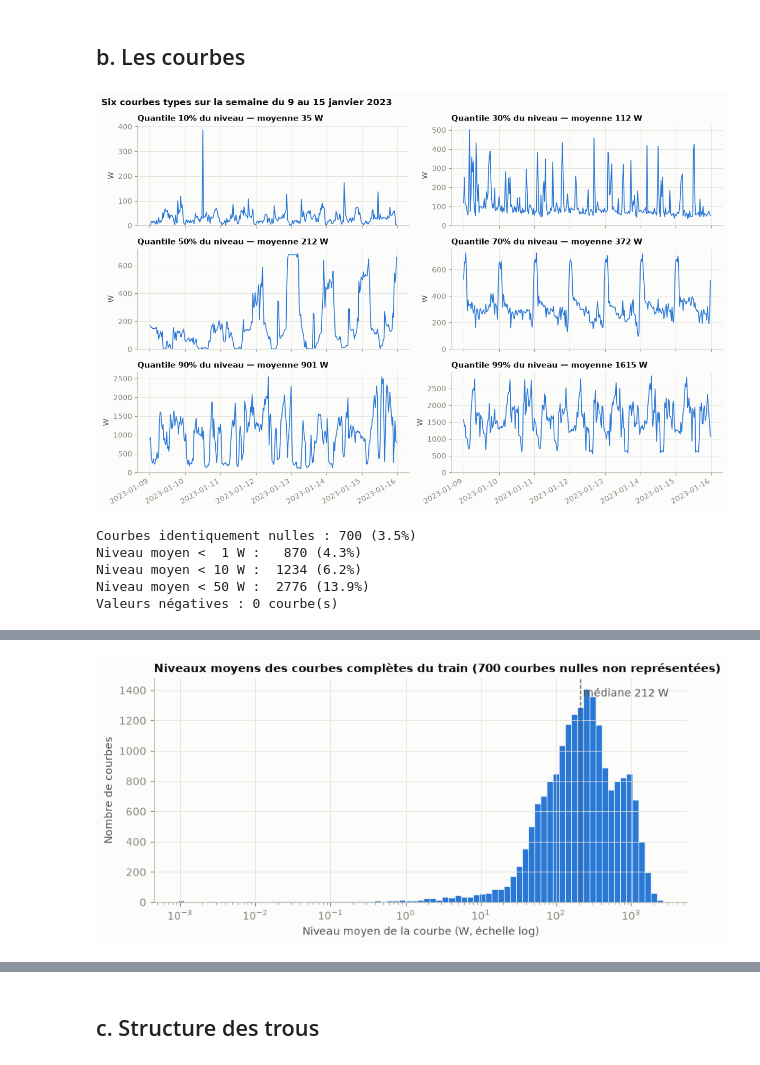
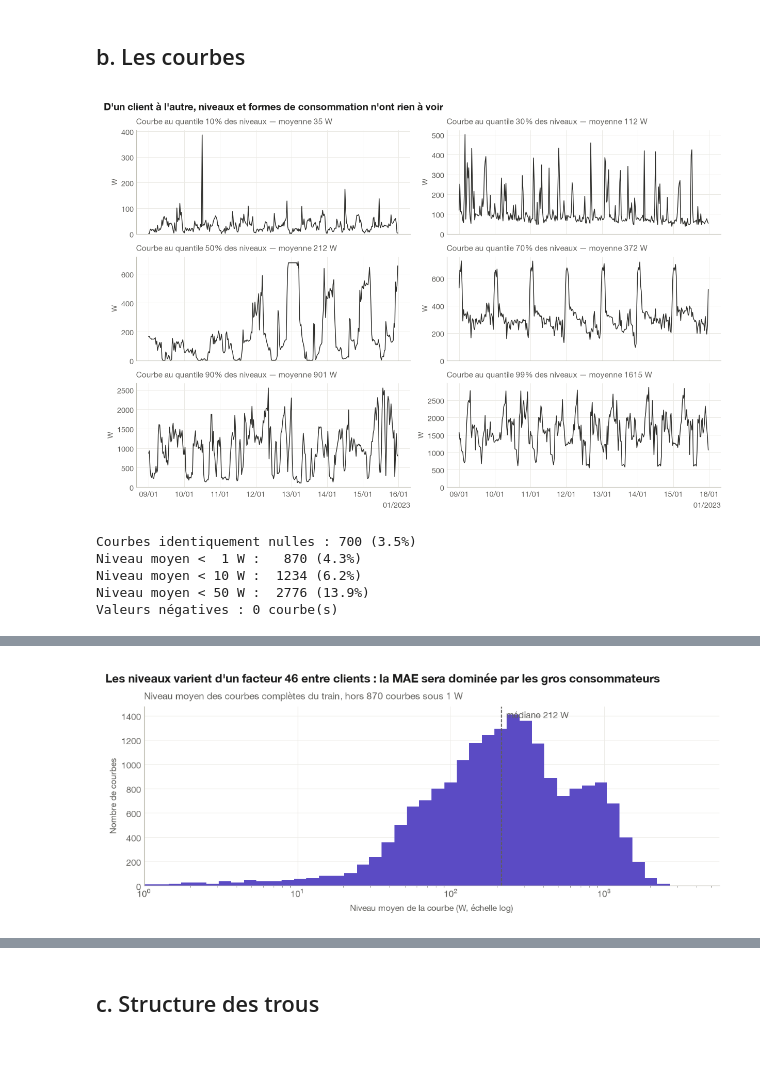
Before and after one commit to thibaudperes/ENS-ENEDIS, a Jupyter notebook: notebooks/01_eda.ipynb, the cells around one changed output, grey strips where cells are left out. Drawn from its saved outputs; the diff is of its cells as text; code cells hidden in the pictures.

```diff
--- a/notebooks/01_eda.ipynb
+++ b/notebooks/01_eda.ipynb
@@ -228,62 +194,62 @@ chosen = [(levels - levels.quantile(q)).abs().idxmin() for q in quantiles]
 fig, axes = plt.subplots(3, 2, figsize=(12, 8), sharex=True)
 for ax, q, col in zip(axes.flat, quantiles, chosen, strict=True):
     s = X_full.loc[week, col]
-    ax.plot(s.index, s.to_numpy(), color=BLUE, lw=1.2)
-    ax.set_title(f"Quantile {q:.0%} du niveau — moyenne {levels[col]:.0f} W", loc="left")
+    ax.plot(s.index, s.to_numpy(), color=P["true"], lw=1.1)
+    ax.set_title(f"Courbe au quantile {q:.0%} des niveaux — moyenne {levels[col]:.0f} W")
     ax.set_ylabel("W")
     ax.set_ylim(bottom=0)
-fig.suptitle(
-    "Six courbes types sur la semaine du 9 au 15 janvier 2023", x=0.01, ha="left", fontweight="bold"
-)
-fig.autofmt_xdate()
-fig.tight_layout()
-save(fig, "b1_courbes_types")
+set_conclusion(fig, "D'un client à l'autre, niveaux et formes de consommation n'ont rien à voir")
+save_fig(fig, "b1_courbes_types");
 # %% [output]
-[figure, old version]
+[figure, new version]
 # %%
 # Distribution des niveaux moyens et part de courbes nulles
 is_zero = X_full.abs().max() == 0
 print(f"Courbes identiquement nulles : {is_zero.sum()} ({is_zero.mean():.1%})")
 for thr in [1, 10, 50]:
     print(f"Niveau moyen < {thr:>2} W : {(levels < thr).sum():>5} ({(levels < thr).mean():.1%})")
 print(f"Valeurs négatives : {(X_full.min() < 0).sum()} courbe(s)")
 display(
     levels.describe(percentiles=[0.01, 0.1, 0.25, 0.5, 0.75, 0.9, 0.99])
     .to_frame("niveau moyen (W)")
     .T
 )
 
-fig, ax = plt.subplots(figsize=(9, 3.8))
+fig, ax = plt.subplots(figsize=(10, 4))
 pos = levels[levels > 0]
-ax.hist(
-    pos,
-    bins=np.logspace(np.log10(pos.min()), np.log10(pos.max()), 80),
-    color=BLUE,
-    edgecolor=SURFACE,
-    linewidth=0.5,
-)
+ax.hist(pos, bins=np.logspace(np.log10(pos.min()), np.log10(pos.max()), 80), color=P["data"])
 ax.set_xscale("log")
-ax.axvline(levels.median(), color=INK2, ls="--", lw=1)
-ax.text(
-    levels.median() * 1.08, ax.get_ylim()[1] * 0.92, f"médiane {levels.median():.0f} W", color=INK2
+ax.set_xlim(left=1)
+ax.axvline(levels.median(), color=P["ink_secondary"], ls="--", lw=1)
+ax.annotate(
+    f"médiane {levels.median():.0f} W",
+    (levels.median(), 1),
+    xycoords=("data", "axes fraction"),
+    xytext=(6, -14),
+    textcoords="offset points",
+    color=P["ink_secondary"],
 )
 ax.set_xlabel("Niveau moyen de la courbe (W, échelle log)")
 ax.set_ylabel("Nombre de courbes")
 ax.set_title(
-    f"Niveaux moyens des courbes complètes du train "
-    f"({is_zero.sum()} courbes nulles non représentées)",
-    loc="left",
+    f"Niveau moyen des courbes complètes du train, hors {(levels < 1).sum()} courbes sous 1 W"
 )
-save(fig, "b2_niveaux")
+ratio = levels.quantile(0.99) / levels.quantile(0.10)
+set_conclusion(
+    fig,
+    f"Les niveaux varient d'un facteur {ratio:.0f} entre clients : "
+    "la MAE sera dominée par les gros consommateurs",
+)
+save_fig(fig, "b2_niveaux");
 # %% [output]
 Courbes identiquement nulles : 700 (3.5%)
 Niveau moyen <  1 W :   870 (4.3%)
 Niveau moyen < 10 W :  1234 (6.2%)
 Niveau moyen < 50 W :  2776 (13.9%)
 Valeurs négatives : 0 courbe(s)
 |  | count | mean | std | min | 1% | 10% | 25% | 50% | 75% | 90% | 99% | ... |
 | niveau moyen (W) | 20,000.000 | 343.984 | 368.724 | 0.000 | 0.000 | 35.091 | 90.190 | 212.403 | 446.417 | 900.670 | 1,614.854 | ... |
-[figure, old version]
+[figure, new version]
 # %%
 # Profils moyens : chaque courbe est divisée par son niveau moyen pour que les gros
 # consommateurs ne dominent pas la moyenne. On exclut les courbes quasi nulles (< 10 W).
```
Also changed, not shown: parts of 20 cells of this notebook, 17 other files.
